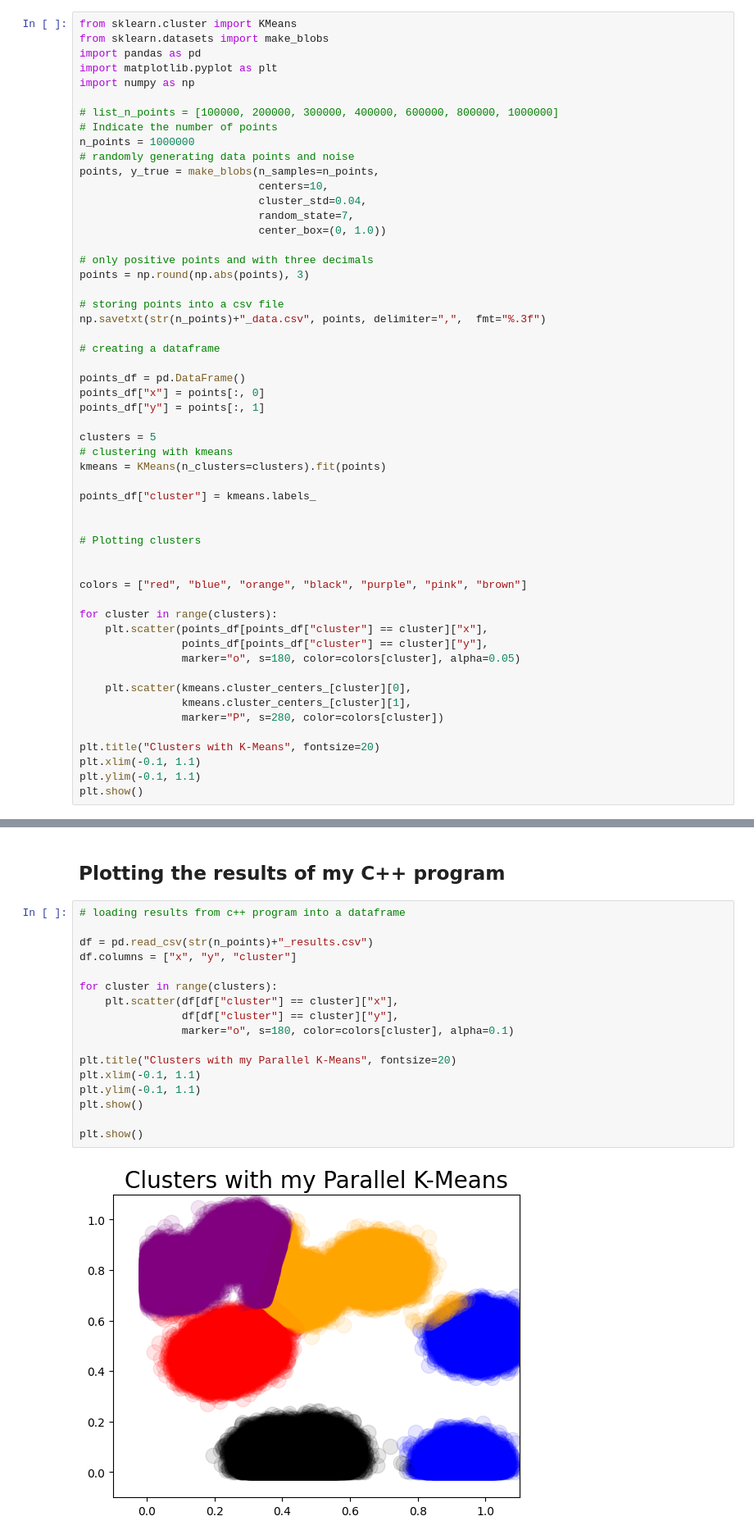
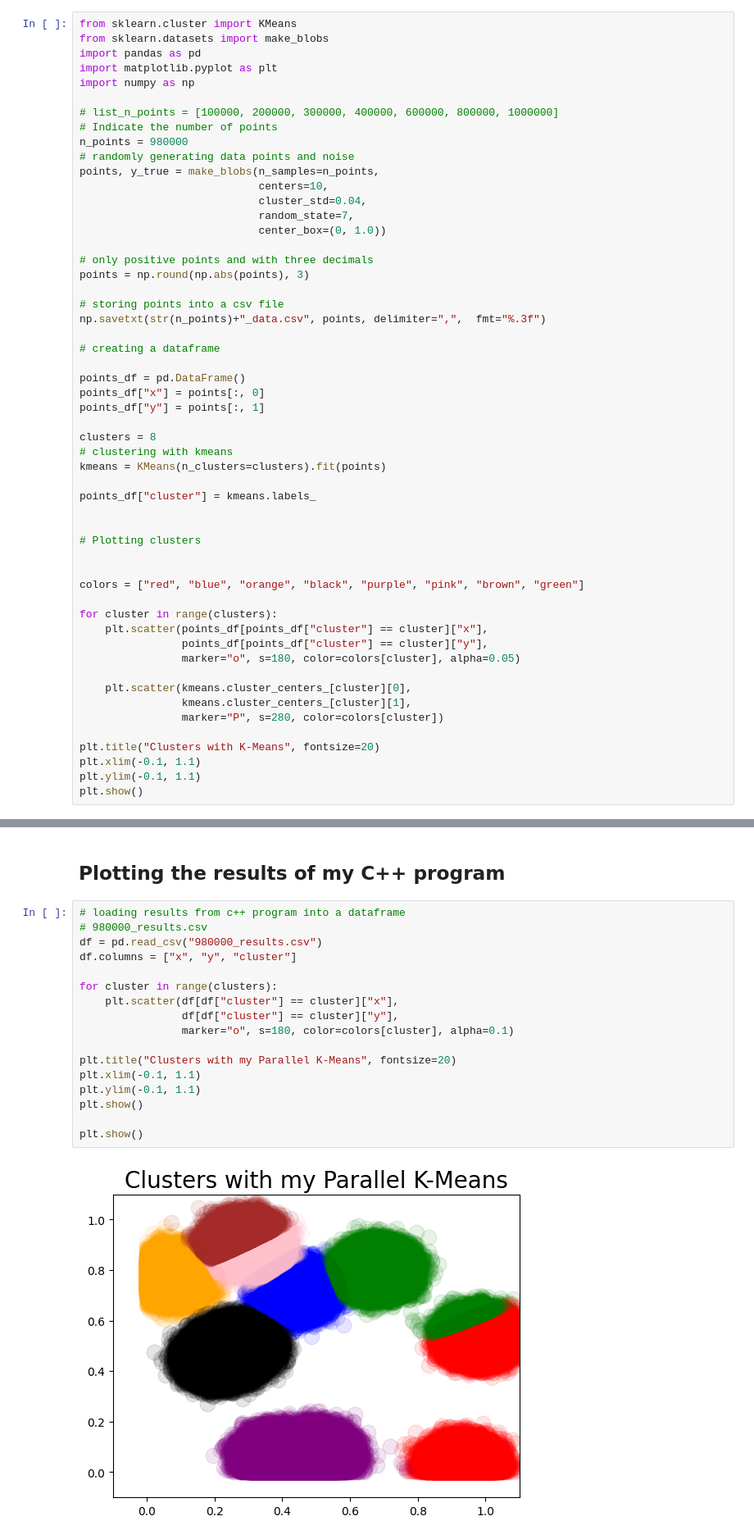
Before and after one commit to Palazrak/paralell_clustering, a Jupyter notebook: synthetic_clusters.ipynb, the cells around one changed output, grey strips where cells are left out. Shown at 82% size. Cells and saved outputs as stored; diff of their text form.

```diff
--- a/synthetic_clusters.ipynb
+++ b/synthetic_clusters.ipynb
@@ -9,7 +9,7 @@ import numpy as np
 
 # list_n_points = [100000, 200000, 300000, 400000, 600000, 800000, 1000000]
 # Indicate the number of points
-n_points = 1000000
+n_points = 980000
 # randomly generating data points and noise
 points, y_true = make_blobs(n_samples=n_points,
                             centers=10,
@@ -29,7 +29,7 @@ points_df = pd.DataFrame()
 points_df["x"] = points[:, 0]
 points_df["y"] = points[:, 1]
 
-clusters = 5
+clusters = 8
 # clustering with kmeans
 kmeans = KMeans(n_clusters=clusters).fit(points)
 
@@ -39,7 +39,7 @@ points_df["cluster"] = kmeans.labels_
 # Plotting clusters
 
 
-colors = ["red", "blue", "orange", "black", "purple", "pink", "brown"]
+colors = ["red", "blue", "orange", "black", "purple", "pink", "brown", "green"]
 
 for cluster in range(clusters):
     plt.scatter(points_df[points_df["cluster"] == cluster]["x"],
@@ -60,20 +60,20 @@ plt.show()
 ## Plotting the results of my C++ program
 # %%
 # loading results from c++ program into a dataframe
-
-df = pd.read_csv(str(n_points)+"_results.csv")
+# 980000_results.csv
+df = pd.read_csv("980000_results.csv")
 df.columns = ["x", "y", "cluster"]
 
 for cluster in range(clusters):
     plt.scatter(df[df["cluster"] == cluster]["x"],
                 df[df["cluster"] == cluster]["y"],
                 marker="o", s=180, color=colors[cluster], alpha=0.1)
 
 plt.title("Clusters with my Parallel K-Means", fontsize=20)
 plt.xlim(-0.1, 1.1)
 plt.ylim(-0.1, 1.1)
 plt.show()
 
 plt.show()
 # %% [output]
-[figure, old version]
+[figure, new version]
```
Also changed, not shown: parts of 1 cell of this notebook, 1 other file.
